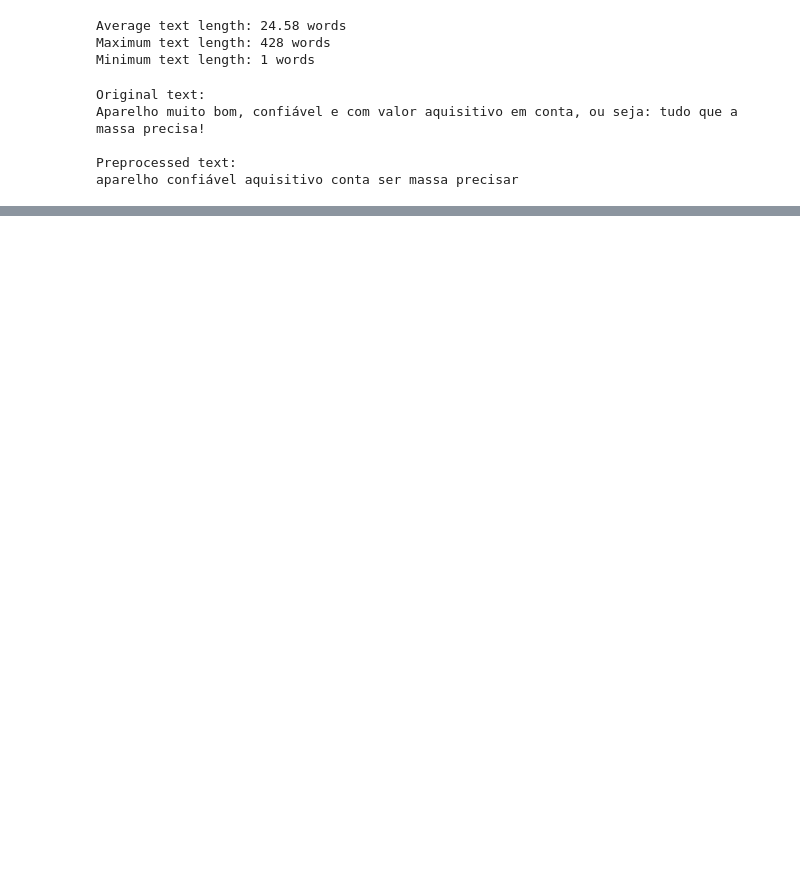
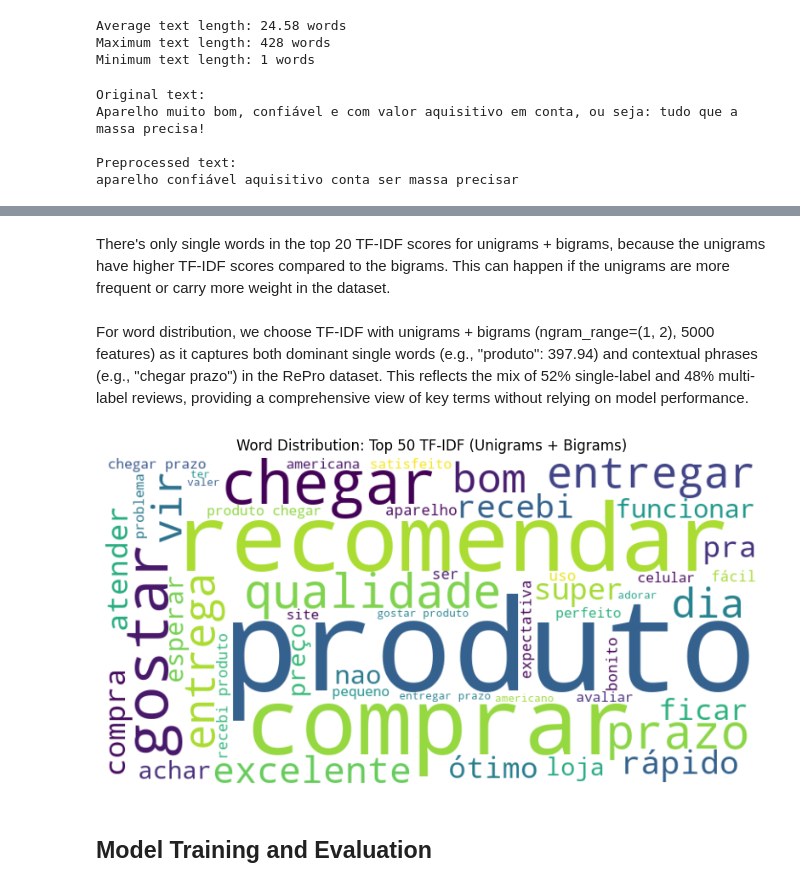
Before and after one commit to martapereira0/NLP-Text_Classification, a Jupyter notebook: main.ipynb, the cells around one changed output, grey strips where cells are left out. Saved outputs shown, nothing was run; the diff lists cells and outputs as text; code cells hidden in the pictures; blank space fills up the shorter version.

```diff
--- a/main.ipynb
+++ b/main.ipynb
@@ -92,11 +177,8 @@ Average text length: 24.58 words
 Maximum text length: 428 words
 Minimum text length: 1 words
 # %%
-import spacy
-import re
-
 # Load the Portuguese language model
-nlp = spacy.load('pt_core_news_sm')
+nlp = spacy.load('pt_core_news_lg')
 
 def preprocess_text(text):
     # Lowercase
@@ -179,0 +311,26 @@ comprar: 106.9568
+# %%
+from sklearn.feature_extraction.text import TfidfVectorizer
+import numpy as np
+
+# Define the TF-IDF vectorizer with unigrams and bigrams
+tfidf_bigram = TfidfVectorizer(max_features=5000, ngram_range=(1, 2))  # Unigrams + bigrams
+
+# Fit and transform the training data
+X_train_tfidf_bi = tfidf_bigram.fit_transform(train_data['cleaned_reviews'])
+# Transform the validation and test data
+X_val_tfidf_bi = tfidf_bigram.transform(val_data['cleaned_reviews'])
+X_test_tfidf_bi = tfidf_bigram.transform(test_data['cleaned_reviews'])
+
+# Calculate the sum of TF-IDF scores for each feature (word/phrase)
+tfidf_scores_bi = np.asarray(X_train_tfidf_bi.sum(axis=0)).flatten()
+# Get the feature names (words/phrases)
+feature_names_bi = tfidf_bigram.get_feature_names_out()
+# Create a dictionary of words/phrases and their corresponding TF-IDF scores
+word_tfidf_scores_bi = dict(zip(feature_names_bi, tfidf_scores_bi))
+# Sort the words/phrases by their TF-IDF scores in descending order
+sorted_words_bi = sorted(word_tfidf_scores_bi.items(), key=lambda x: x[1], reverse=True)
+
+# Print the top 20 unigrams and bigrams by TF-IDF score
+print("\nTop 20 unigrams + bigrams by TF-IDF score:")
+for word, score in sorted_words_bi[:2000]:
+    print(f"{word}: {score:.4f}")
@@ -179,0 +355,16 @@ comprar: 106.9568
+# %% [markdown]
+There's only single words in the top 20 TF-IDF scores for unigrams + bigrams, because the unigrams have higher TF-IDF scores compared to the bigrams. This can happen if the unigrams are more frequent or carry more weight in the dataset.
+# %% [markdown]
+For word distribution, we choose TF-IDF with unigrams + bigrams (ngram_range=(1, 2), 5000 features) as it captures both dominant single words (e.g., "produto": 397.94) and contextual phrases (e.g., "chegar prazo") in the RePro dataset. This reflects the mix of 52% single-label and 48% multi-label reviews, providing a comprehensive view of key terms without relying on model performance.
+# %%
+# Word cloud with top 50
+wordcloud = WordCloud(width=800, height=400, background_color='white').generate_from_frequencies(dict(sorted_words_bi[:50]))
+plt.figure(figsize=(10, 5))
+plt.imshow(wordcloud, interpolation='bilinear')
+plt.axis('off')
+plt.title("Word Distribution: Top 50 TF-IDF (Unigrams + Bigrams)")
+plt.show()
+# %% [output]
+[figure, added]
+# %% [markdown]
+## **Model Training and Evaluation**
```
Also changed, not shown: parts of 30 cells of this notebook.
